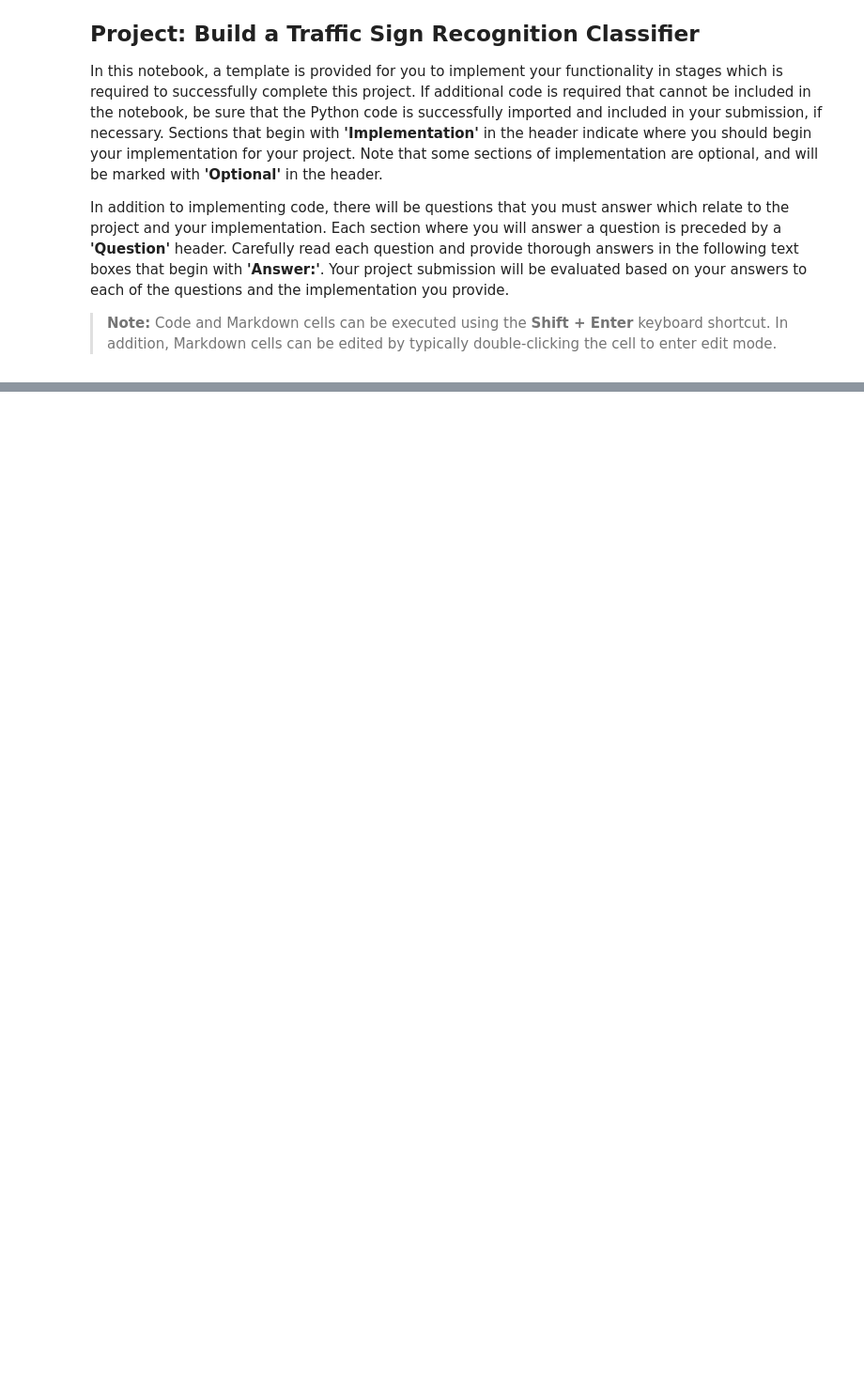
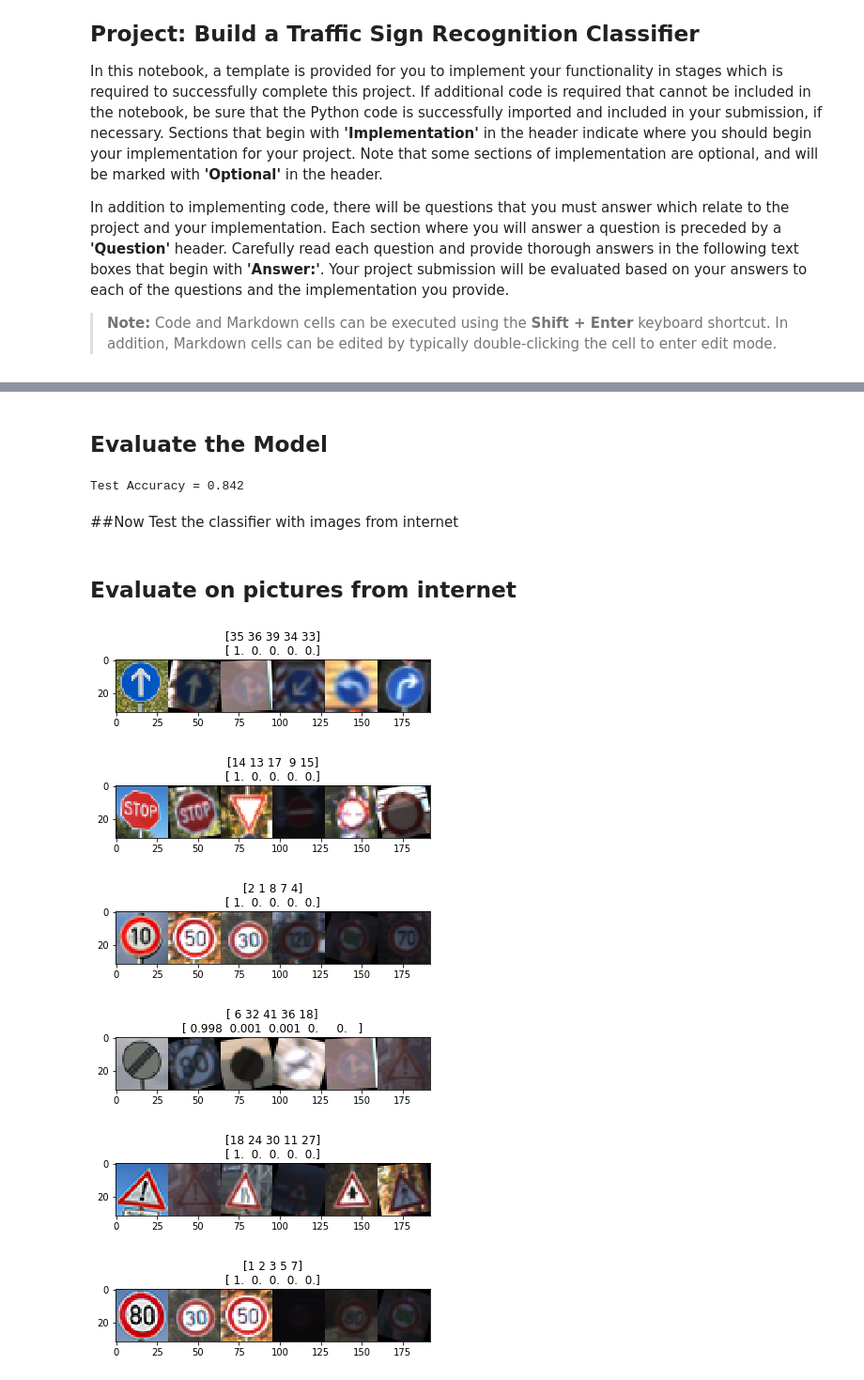
Before and after one commit to mehditlili/CarND-Traffic-Sign-Classifier-Project, a Jupyter notebook: Traffic_Sign_Classifier.ipynb, the cells around one changed output, grey strips where cells are left out. Shown at 94% size. Saved outputs shown, nothing was run; the diff lists cells and outputs as text; code cells hidden in the pictures; blank space fills up the shorter version.

```diff
--- a/Traffic_Sign_Classifier.ipynb
+++ b/Traffic_Sign_Classifier.ipynb
@@ -458,0 +269,8 @@ _If necessary, provide documentation for how an interface was built for your mod
+# %%
+rate = 0.0002
+
+logits = LeNet(x)
+cross_entropy = tf.nn.softmax_cross_entropy_with_logits(logits, one_hot_y)
+loss_operation = tf.reduce_mean(cross_entropy)
+optimizer = tf.train.AdamOptimizer(learning_rate=rate)
+training_operation = optimizer.minimize(loss_operation)
@@ -458,0 +349,51 @@ _If necessary, provide documentation for how an interface was built for your mod
+# %% [markdown]
+## Evaluate the Model
+# %%
+with tf.Session() as sess:
+    loader = tf.train.import_meta_graph('lenet_model.meta')
+    loader.restore(sess, tf.train.latest_checkpoint('./'))
+    test_accuracy = evaluate(X_test, y_test)
+    print("Test Accuracy = {:.3f}".format(test_accuracy))
+# %% [output]
+Test Accuracy = 0.842
+# %% [markdown]
+##Now Test the classifier with images from internet
+# %%
+def predict(X_data):
+    sess = tf.get_default_session()
+    predic = tf.nn.softmax(logits)
+    classification = sess.run(predic, feed_dict={x: X_data})
+    return classification
+# %% [markdown]
+## Evaluate on pictures from internet
+# %%
+import glob
+new_signs = glob.glob("traffic_signs/*.png")
+new_sign_images = []
+np.set_printoptions(precision=3)
+np.set_printoptions(suppress=True)
+#loader = tf.train.import_meta_graph('lenet.meta')
+#loader.restore(sess, tf.train.latest_checkpoint('./'))
+with tf.Session() as sess:
+    loader = tf.train.import_meta_graph('lenet_model.meta')
+    loader.restore(sess, tf.train.latest_checkpoint('./'))
+    for sign in new_signs:
+        sign_image = cv2.cvtColor(cv2.imread(sign), cv2.COLOR_BGR2RGB)
+        sign_image = np.reshape(sign_image, (1, 32, 32, 3))
+        prediction = predict(sign_image)[0, :]
+        prediction_sorted = np.argsort(prediction)[::-1]
+        plt.figure()
+        plt.imshow(np.hstack((sign_image[0],
+                              X_train[y_train==prediction_sorted[0]][0],
+                              X_train[y_train==prediction_sorted[1]][0],
+                              X_train[y_train==prediction_sorted[2]][0],
+                              X_train[y_train==prediction_sorted[3]][0],
+                              X_train[y_train==prediction_sorted[4]][0])))
+        plt.title(str(prediction_sorted[:5])+"\n"+str(prediction[prediction_sorted[:5]]))
+# %% [output]
+[figure, added]
+[figure, added]
+[figure, added]
+[figure, added]
+[figure, added]
+[figure, added]
```
Also changed, not shown: parts of 52 cells of this notebook, 3 other files.
